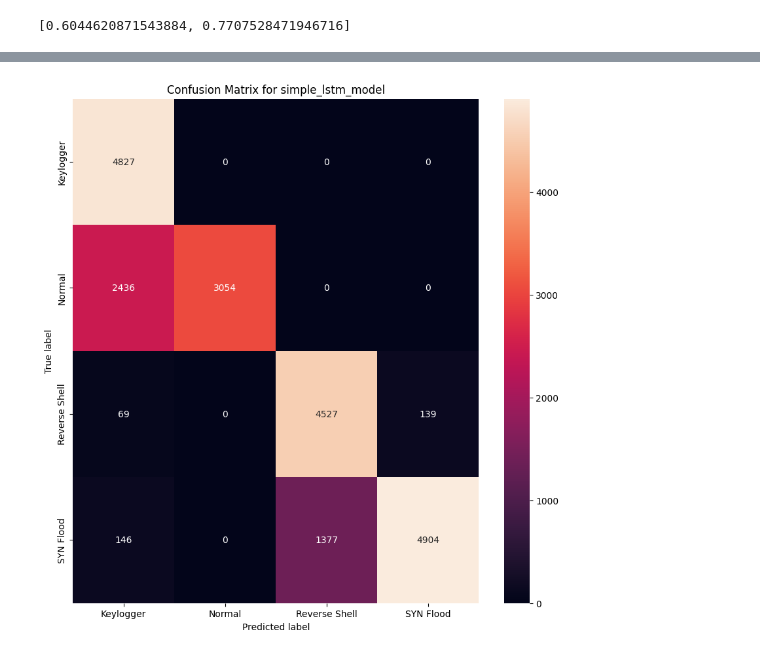
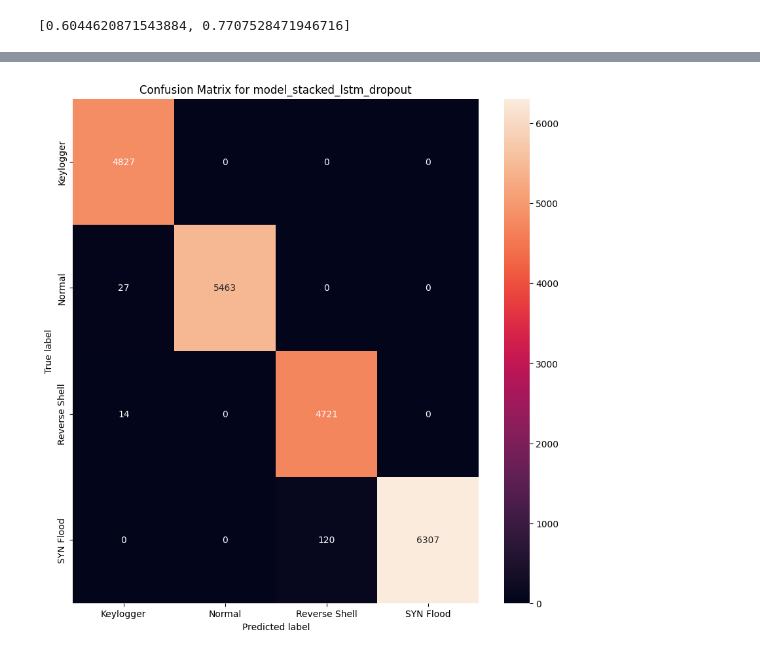
Before and after one commit to Enzo-hmdy/Secu_IOT_UQAC2, a Jupyter notebook: cleaning.ipynb, the cells around one changed output, grey strips where cells are left out. Drawn from its saved outputs; the diff is of its cells as text; code cells hidden in the pictures.

Commit message:
add lighter model lstm stacked 99acc on test

```diff
--- a/cleaning.ipynb
+++ b/cleaning.ipynb
@@ -421,14 +406,0 @@ models = [model_cnn_lstm, model_cnn_lstm_stacked, model_bidirectional_LSTM, mode
-# %%
-# import plot_model
-from keras.utils import plot_model
-import matplotlib.image as mpimg
-import matplotlib.pyplot as plt
-
-for model in model_list:
-    name = model_name[model_list.index(model)]
-    plot_model(model, to_file=f'{name}_plot.png', show_shapes=True, show_layer_names=True)
-    img = mpimg.imread(f'{name}_plot.png')
-    plt.figure(figsize=(13, 13))
-    plt.title(name) # add the model name as the title of the image
-    imgplot = plt.imshow(img)
-    plt.show()
@@ -554,0 +524,18 @@ model_stacked_lstm.evaluate(test_data, test_labels)
+# %%
+model_stacked_lstm_dropout = keras.Sequential([
+    keras.layers.LSTM(64, return_sequences=True, input_shape=input_shape),
+    keras.layers.Dropout(0.5),
+    keras.layers.LSTM(64, return_sequences=True),
+    keras.layers.Dropout(0.4),
+    keras.layers.LSTM(32, return_sequences=True),
+    keras.layers.Dropout(0.3),
+    keras.layers.LSTM(32),
+    keras.layers.Dropout(0.2),
+    keras.layers.Dense(num_labels, activation='softmax')
+])
+
+model_stacked_lstm_dropout.compile(optimizer='adam',
+                loss='sparse_categorical_crossentropy',
+                metrics=['accuracy'])
+# %%
+model_stacked_lstm_dropout.fit(train_data, train_labels, epochs=10,batch_size=1024 ,validation_data=(val_data, val_labels))
@@ -892,6 +913,7 @@ model_name = ['simple_lstm_model', 'model_stacked_lstm', 'model_cnn', 'model_cnn
 # plot_confusion_matrix(model_bidirectional_LSTM,test_data,test_labels,model_name)
 # plot_confusion_matrix(model_cnn_lstm,test_data,test_labels,model_name)
 # plot_confusion_matrix(model_stacked_lstm,test_data,test_labels,model_name)
-plot_confusion_matrix(simple_lstm_model,test_data,test_labels,"simple_lstm_model")
+# plot_confusion_matrix(simple_lstm_model,test_data,test_labels,"simple_lstm_model")
 # plot_confusion_matrix(CNN2D_LSTM,test_data,test_labels,model_name)
+plot_confusion_matrix(model_stacked_lstm_dropout,test_data,test_labels,"model_stacked_lstm_dropout")
 # %% [output]
@@ -899 +921 @@ plot_confusion_matrix(simple_lstm_model,test_data,test_labels,"simple_lstm_model
-[figure, old version]
+[figure, new version]
```
Also changed, not shown: parts of 19 cells of this notebook.
